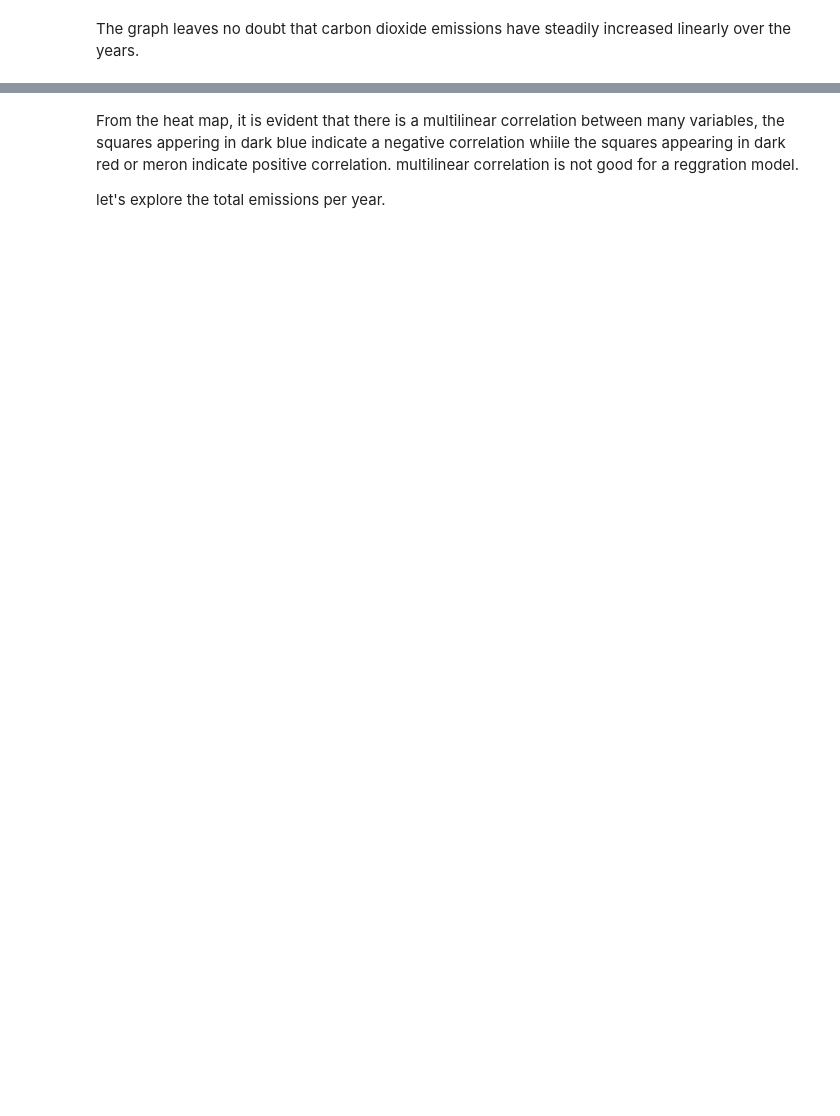
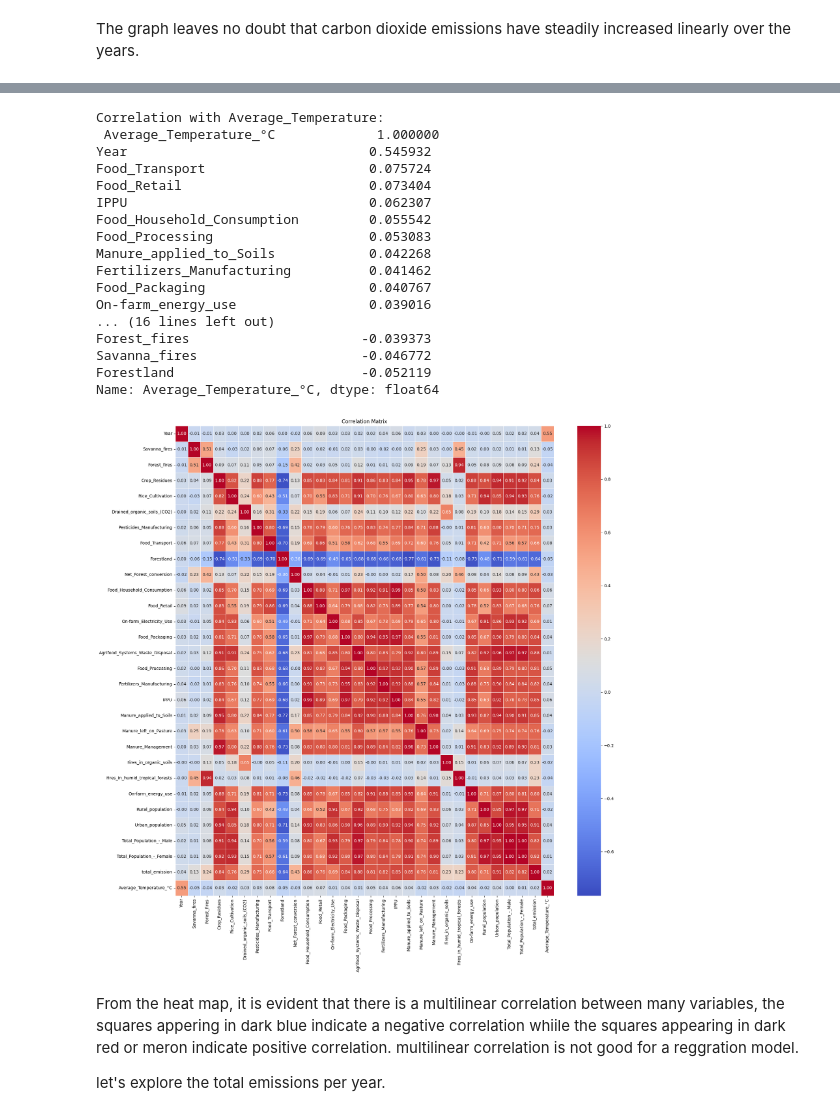
Before and after one commit to justin9503/RegressionSprint_2401FTDSTeam_EG1, a Jupyter notebook: RegressionSprint_2401FTDSTeam_EG1.ipynb, the cells around one changed output, grey strips where cells are left out. Cells and saved outputs as stored; diff of their text form; code cells hidden in the pictures; blank space fills up the shorter version.

```diff
--- a/RegressionSprint_2401FTDSTeam_EG1.ipynb
+++ b/RegressionSprint_2401FTDSTeam_EG1.ipynb
@@ -121,3 +309,30 @@ plt.show()
+# %%
+print("Correlation with Average_Temperature:\n", corr['Average_Temperature_°C'].sort_values(ascending=False))
+
+# Plot the correlation matrix as a heatmap
+plt.figure(figsize=(20, 20))
+sns.heatmap(corr, annot=True, cmap='coolwarm', fmt=".2f", linewidths=0.5)
+plt.title('Correlation Matrix')
+plt.show()
+# %% [output]
+Correlation with Average_Temperature:
+ Average_Temperature_°C             1.000000
+Year                               0.545932
+Food_Transport                     0.075724
+Food_Retail                        0.073404
+IPPU                               0.062307
+Food_Household_Consumption         0.055542
+Food_Processing                    0.053083
+Manure_applied_to_Soils            0.042268
+Fertilizers_Manufacturing          0.041462
+Food_Packaging                     0.040767
+On-farm_energy_use                 0.039016
+... (16 lines left out)
+Forest_fires                      -0.039373
+Savanna_fires                     -0.046772
+Forestland                        -0.052119
+Name: Average_Temperature_°C, dtype: float64
+[figure, added]
 # %% [markdown]
 From the heat map, it is evident that there is a multilinear correlation between many variables, the squares appering in dark blue indicate a negative correlation whiile the squares appearing in dark red or meron indicate positive correlation. multilinear correlation is not good for a reggration model.
 
```
Also changed, not shown: parts of 20 cells of this notebook.
